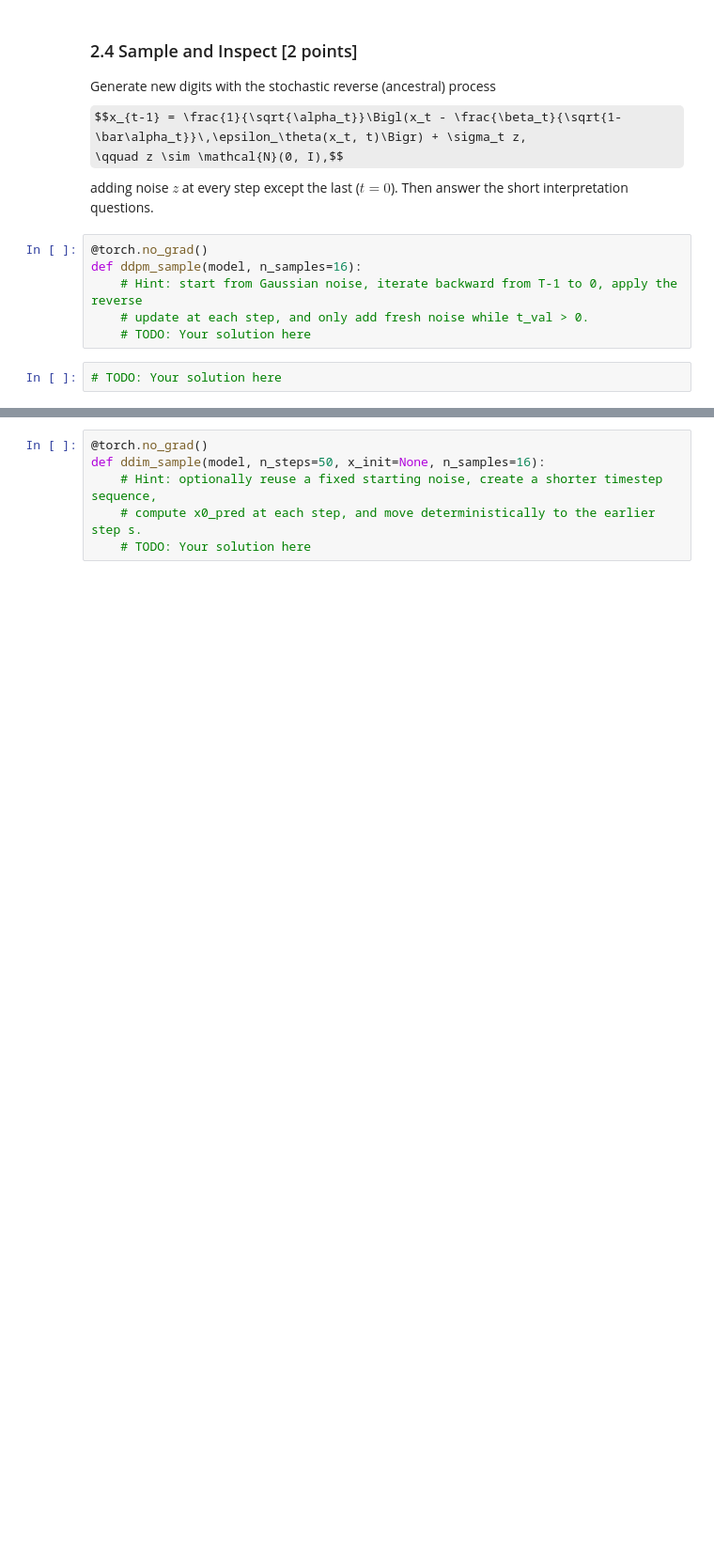
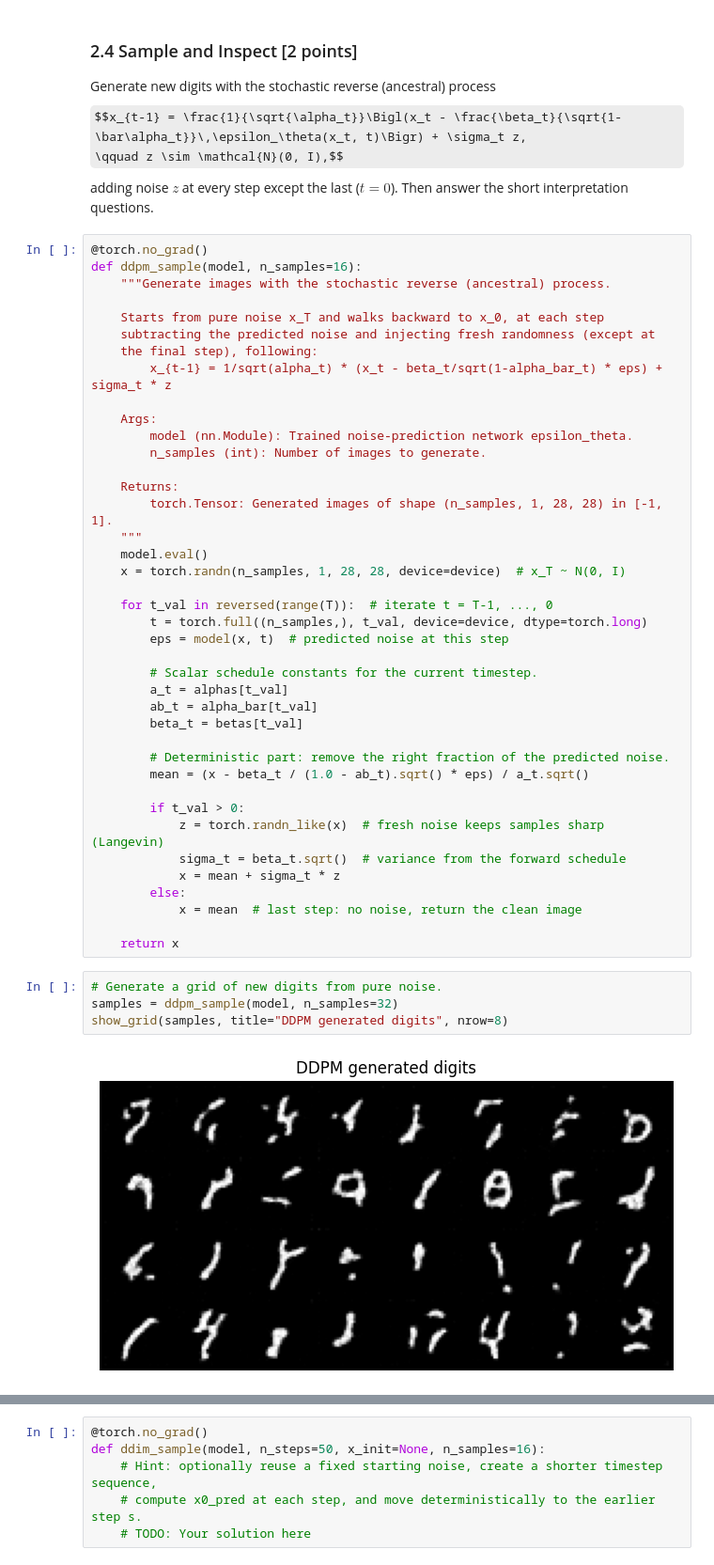
Before and after one commit to MustafaNatur/Introduction-to-Deep-Learning-course, a Jupyter notebook: exercise07-flow-diffusion/exercise07-flow-diffusion.ipynb, the cells around one changed output, grey strips where cells are left out. Shown at 94% size. Drawn from its saved outputs; the diff is of its cells as text; some formulas as TeX source; blank space fills up the shorter version.

```diff
--- a/exercise07-flow-diffusion/exercise07-flow-diffusion.ipynb
+++ b/exercise07-flow-diffusion/exercise07-flow-diffusion.ipynb
@@ -631,11 +631,49 @@ the short interpretation questions.
 # %%
 @torch.no_grad()
 def ddpm_sample(model, n_samples=16):
-    # Hint: start from Gaussian noise, iterate backward from T-1 to 0, apply the reverse
-    # update at each step, and only add fresh noise while t_val > 0.
-    # TODO: Your solution here
+    """Generate images with the stochastic reverse (ancestral) process.
+
+    Starts from pure noise x_T and walks backward to x_0, at each step
+    subtracting the predicted noise and injecting fresh randomness (except at
+    the final step), following:
+        x_{t-1} = 1/sqrt(alpha_t) * (x_t - beta_t/sqrt(1-alpha_bar_t) * eps) + sigma_t * z
+
+    Args:
+        model (nn.Module): Trained noise-prediction network epsilon_theta.
+        n_samples (int): Number of images to generate.
+
+    Returns:
+        torch.Tensor: Generated images of shape (n_samples, 1, 28, 28) in [-1, 1].
+    """
+    model.eval()
+    x = torch.randn(n_samples, 1, 28, 28, device=device)  # x_T ~ N(0, I)
+
+    for t_val in reversed(range(T)):  # iterate t = T-1, ..., 0
+        t = torch.full((n_samples,), t_val, device=device, dtype=torch.long)
+        eps = model(x, t)  # predicted noise at this step
+
+        # Scalar schedule constants for the current timestep.
+        a_t = alphas[t_val]
+        ab_t = alpha_bar[t_val]
+        beta_t = betas[t_val]
+
+        # Deterministic part: remove the right fraction of the predicted noise.
+        mean = (x - beta_t / (1.0 - ab_t).sqrt() * eps) / a_t.sqrt()
+
+        if t_val > 0:
+            z = torch.randn_like(x)  # fresh noise keeps samples sharp (Langevin)
+            sigma_t = beta_t.sqrt()  # variance from the forward schedule
+            x = mean + sigma_t * z
+        else:
+            x = mean  # last step: no noise, return the clean image
+
+    return x
 # %%
-# TODO: Your solution here
+# Generate a grid of new digits from pure noise.
+samples = ddpm_sample(model, n_samples=32)
+show_grid(samples, title="DDPM generated digits", nrow=8)
+# %% [output]
+[figure, added]
 # %% [markdown]
 After inspecting the forward visualization and the generated grid,
 answer:
```
Also changed, not shown: parts of 1 cell of this notebook.
